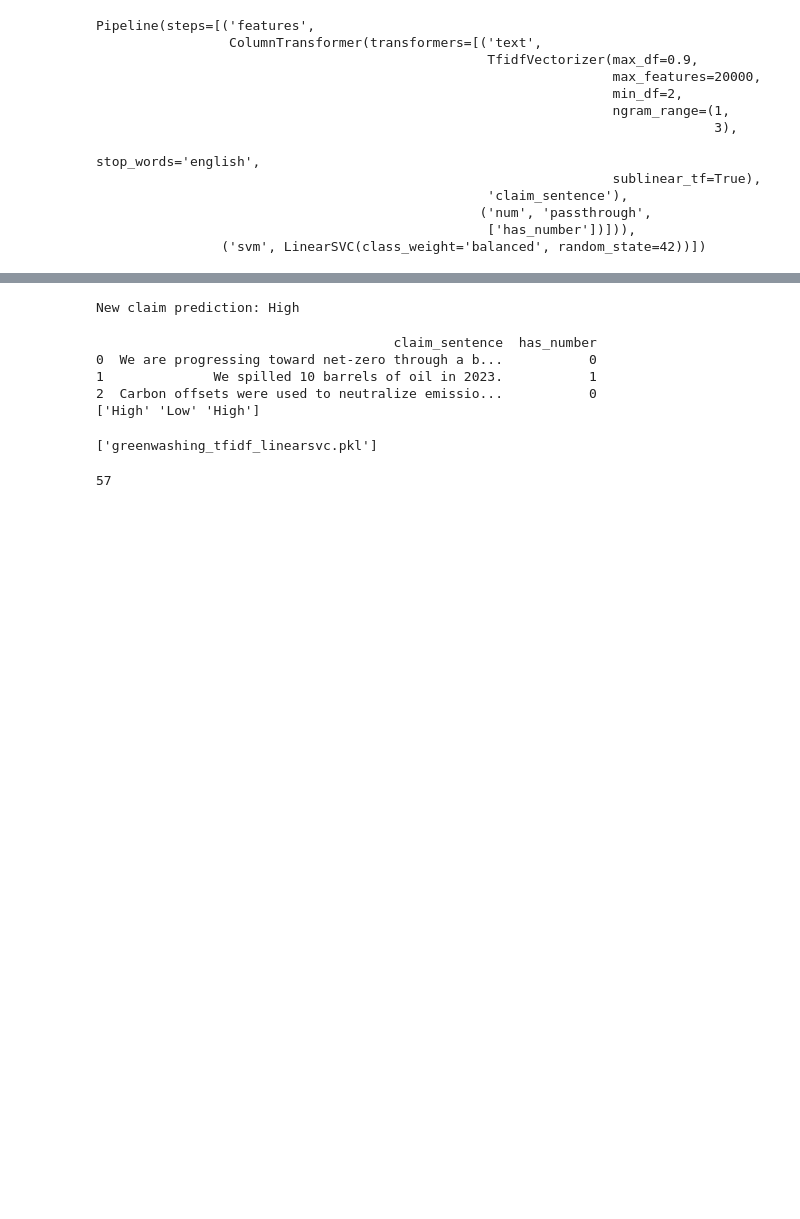
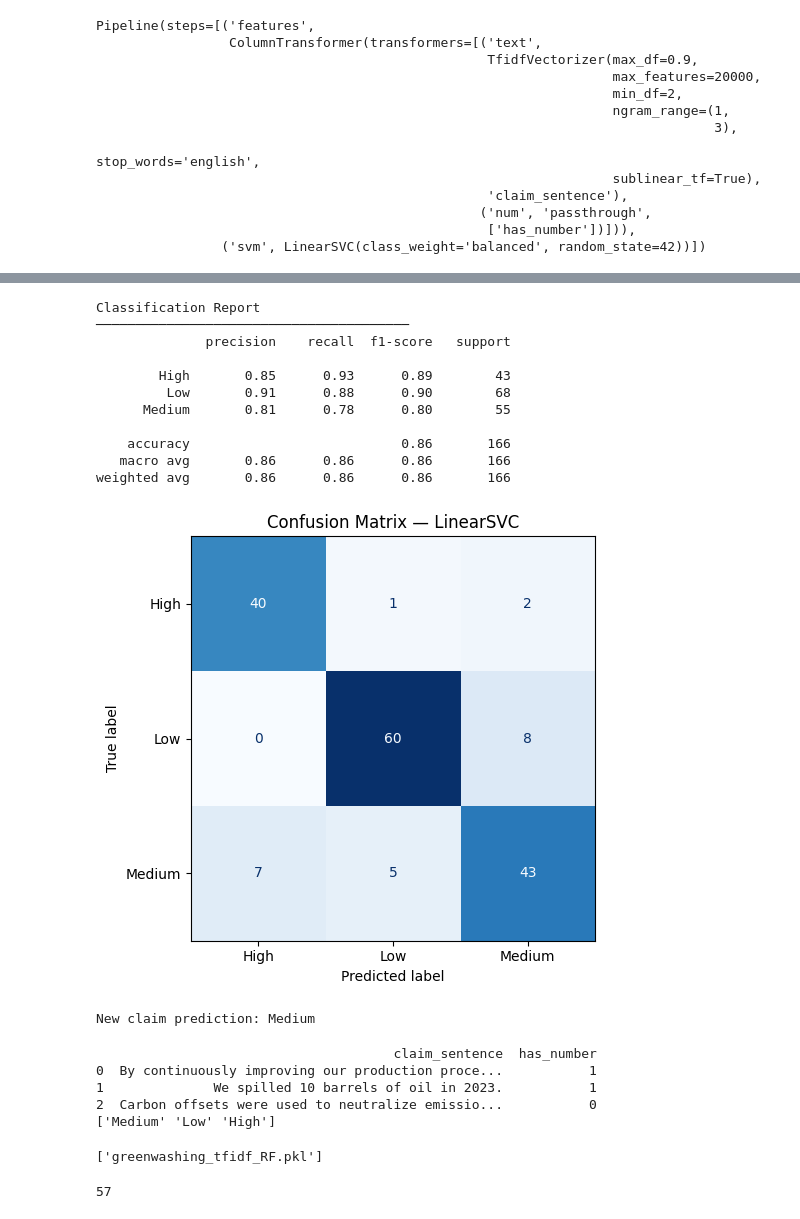
Before and after one commit to aarsh-17/Greenwashing_Detection, a Jupyter notebook: nlp/train_SVC.ipynb, the cells around one changed output, grey strips where cells are left out. Saved outputs shown, nothing was run; the diff lists cells and outputs as text; code cells hidden in the pictures; blank space fills up the shorter version.

```diff
--- a/nlp/train_SVC.ipynb
+++ b/nlp/train_SVC.ipynb
@@ -25,6 +34,7 @@ Medium    211
 High      207
 Name: count, dtype: int64
 # %%
+X, y = shuffle(X, y, random_state=42)
 X_train, X_test, y_train, y_test = train_test_split(
     X, y,
     test_size=0.2,
@@ -96,18 +285,77 @@ Confusion Matrix:
+# %%
+from sklearn.metrics import classification_report, confusion_matrix, ConfusionMatrixDisplay
+from sklearn.model_selection import train_test_split
+from sklearn.utils import shuffle
+import matplotlib.pyplot as plt
+
+# ─────────────────────────────────────────
+# Shuffle + Split
+# ─────────────────────────────────────────
+
+
+X_train, X_test, y_train, y_test = train_test_split(
+    X, y,
+    test_size=0.2,
+    random_state=42,
+    stratify=y_all
+)
+
+# ─────────────────────────────────────────
+# Train
+# ─────────────────────────────────────────
+model.fit(X_train, y_train)
+pred = model.predict(X_test)
+
+# ─────────────────────────────────────────
+# Classification Report
+# ─────────────────────────────────────────
+print("Classification Report")
+print("─" * 40)
+print(classification_report(y_test, pred, target_names=["High", "Low", "Medium"]))
+
+# ─────────────────────────────────────────
+# Confusion Matrix
+# ─────────────────────────────────────────
+cm = confusion_matrix(y_test, pred, labels=["High", "Low", "Medium"])
+
+disp = ConfusionMatrixDisplay(
+    confusion_matrix=cm,
+    display_labels=["High", "Low", "Medium"]
+)
+
+fig, ax = plt.subplots(figsize=(6, 5))
+disp.plot(ax=ax, cmap="Blues", colorbar=False)
+ax.set_title("Confusion Matrix — LinearSVC")
+plt.tight_layout()
+plt.show()
+# %% [output]
+Classification Report
+────────────────────────────────────────
+              precision    recall  f1-score   support
+
+        High       0.85      0.93      0.89        43
+         Low       0.91      0.88      0.90        68
+      Medium       0.81      0.78      0.80        55
+
+    accuracy                           0.86       166
+   macro avg       0.86      0.86      0.86       166
+weighted avg       0.86      0.86      0.86       166
+[figure, added]
 # %%
-new_claim = "Today, we are focused of our assets, make select investments in renewables and petroleum refinery and repurposed two other refineries to produce on optimizing our core refining and logistics portfolio and expanding our lower-carbon products, and continue to expand our natural renewable diesel, a product that reduces GHG emissions in hard-to- natural gas and NGL business."
+new_claim = "It is our ambition that all downstream sites are CO₂ neutral in 2030."
 
 new_row = pd.DataFrame([{
     "claim_sentence": new_claim,
-    "has_number": 0
+    "has_number": 1
 }])
 prediction = model.predict(new_row)
 print(f"\nNew claim prediction: {prediction[0]}")
 # %% [output]
-New claim prediction: High
+New claim prediction: Medium
 # %%
 import re
 new_claims_list = [
-    "We are progressing toward net-zero through a balanced strategy.",
+    "By continuously improving our production processes using advanced techniques, we have succeeded in significantly reducing our carbon footprint since 1989.",
     "We spilled 10 barrels of oil in 2023.",
     "Carbon offsets were used to neutralize emissions from business travel."
 ]
@@ -125,15 +373,15 @@ print(new_claims)  # optional: see the dataframe
 print(model.predict(new_claims))
 # %% [output]
                                       claim_sentence  has_number
-0  We are progressing toward net-zero through a b...           0
+0  By continuously improving our production proce...           1
 1              We spilled 10 barrels of oil in 2023.           1
 2  Carbon offsets were used to neutralize emissio...           0
-['High' 'Low' 'High']
+['Medium' 'Low' 'High']
 # %%
 import joblib
-joblib.dump(model, "greenwashing_tfidf_linearsvc.pkl")
+joblib.dump(model, "greenwashing_tfidf_RF.pkl")
 # %% [output]
-['greenwashing_tfidf_linearsvc.pkl']
+['greenwashing_tfidf_RF.pkl']
 # %%
 print(len("and taking steps to mitigate potential impacts and risks."))
 # %% [output]
```
Also changed, not shown: parts of 4 cells of this notebook, 56 other files.
